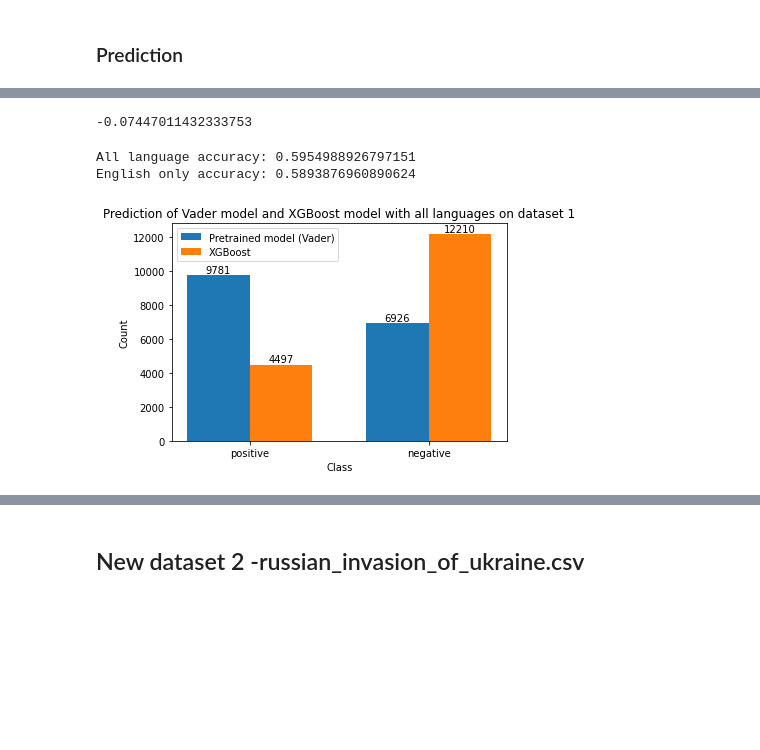
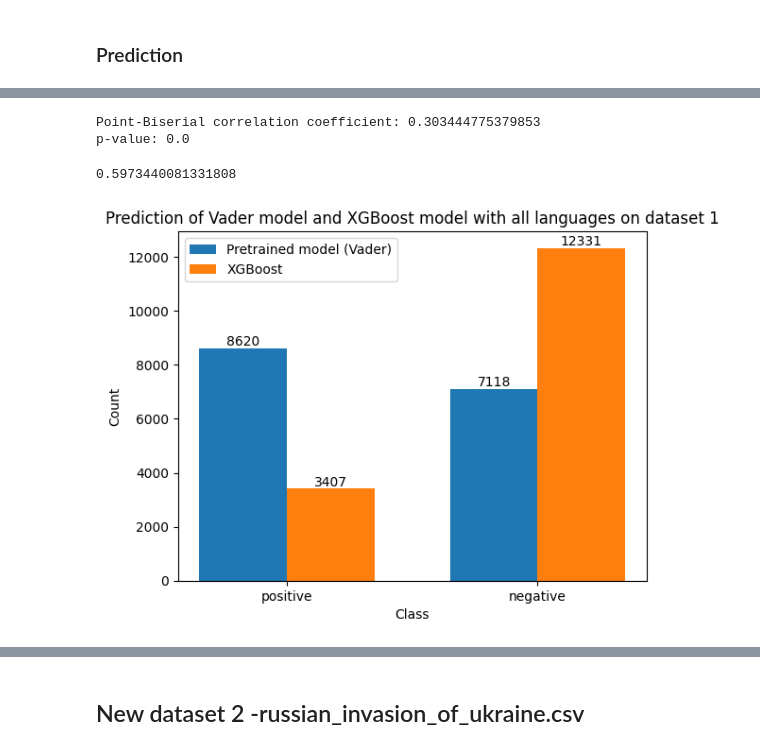
Before and after one commit to Zhiqing-Xu/SentimentAnalysis, a Jupyter notebook: ZX_Part_1_2.ipynb, the cells around one changed output, grey strips where cells are left out. Drawn from its saved outputs; the diff is of its cells as text; code cells hidden in the pictures; blank space fills up the shorter version.

```diff
--- a/ZX_Part_1_2.ipynb
+++ b/ZX_Part_1_2.ipynb
@@ -1763,7 +1676,7 @@ def Vader_Prediction( text_array, threshold = 0.05, model = SentimentIntensityAn
         cmpd_score = model.polarity_scores(text_x)['compound']
         if   cmpd_score >=  threshold:
             sentiment_label_list.append("pos")
-        elif cmpd_score <= -threshold:
+        elif cmpd_score < -threshold:
             sentiment_label_list.append("neg")
         else:
             sentiment_label_list.append("neu")
@@ -1805,0 +1689,13 @@ df_cleaned_1_analysis["predicted_sentiment"] = Vader_Prediction(df_cleaned_1_ana
+# %%
+# Make a copy.
+df_cleaned_1_analysis = copy.deepcopy(df_cleaned_1_all)
+
+# Use Vader to predict sentiment labels for this dataset.
+df_cleaned_1_analysis["Vader_sentiment"] = Vader_Prediction(df_cleaned_1_analysis["cleaned_text"].values.tolist(), threshold = 0.00)
+
+# Use Vader to predict sentiment labels for this dataset.
+df_cleaned_1_analysis["Vader_sentiment_neu"] = Vader_Prediction(df_cleaned_1_analysis["cleaned_text"].values.tolist(), threshold = 0.05)
+
+# Print
+print("\nUse Vader to predict labels for dataset.")
+df_cleaned_1_analysis
@@ -1821,54 +2020,55 @@ pred1_eng = xgbbest.predict(dfnew1_eng_c) # return y prediction values of new da
-# %%
-#Vader--English comments
-df,column = newdata1_all, 'comments'
-dfnew1_all = Vader_pre_label(df,column)
-dfnew1_all_c = dfnew1_all['comments'] # select the column 'comments' of new dataset1 (all languages)
-
-# Bag of Words--All comments
-dfnew1_all_c = vectorizer.transform(dfnew1_all_c)
-dfnew1_all_c = selector.transform(dfnew1_all_c)
-
-pred1_all = xgbbest.predict(dfnew1_all_c) # return y prediction values of new dataset1(all languages)
-# %% [output]
--0.07447011432333753
-# %%
-# compute accuracy between pretrained model and xgboost model
-allv = dfnew1_all['label'].tolist()
-allxb = pred1_all.tolist()
-engv = dfnew1_eng['label'].tolist()
-engxb = pred1_eng.tolist()
-print('All language accuracy: {} \nEnglish only accuracy: {}'.format(accuracy_score(allv, allxb),accuracy_score(engv, engxb)))
-# %% [output]
-All language accuracy: 0.5954988926797151
-English only accuracy: 0.5893876960890624
+# %%
+from scipy.stats import pointbiserialr
+
+# Calculate the Point-Biserial correlation coefficient
+MLP_sentiments_1   = df_cleaned_1_analysis["MLP_sentiment"].values.tolist()
+XGB_sentiments_1   = df_cleaned_1_analysis["XGB_sentiment"].values.tolist()
+Vader_sentiments_1 = df_cleaned_1_analysis["Vader_sentiment"].values.tolist()
+
+MLP_sentiments_binary   = [1 if l == "pos" else 0 for l in MLP_sentiments_1  ]
+XGB_sentiments_binary   = [1 if l == "pos" else 0 for l in XGB_sentiments_1  ]
+Vader_sentiments_binary = [1 if l == "pos" else 0 for l in Vader_sentiments_1]
+
+biserialrcorr, p_value = pointbiserialr(Vader_sentiments_binary, XGB_sentiments_binary)
+
+print("Point-Biserial correlation coefficient:", biserialrcorr)
+print("p-value:", p_value)
+print()
+
+
+accuracy_score(XGB_sentiments_1, Vader_sentiments_1)
+# %% [output]
+Point-Biserial correlation coefficient: 0.303444775379853
+p-value: 0.0
+0.5973440081331808
 # %%
 import matplotlib.pyplot as plt
 
 labels = ['positive', 'negative']
-values1 = [len([x for x in allv if x == 1]),
-           len([x for x in allv if x == 0])]
-values2 = [len([x for x in allxb if x == 1]),
-           len([x for x in allxb if x == 0])]
+values1 = [len([x for x in Vader_sentiments_binary if x == 1]),
+           len([x for x in Vader_sentiments_binary if x == 0])]
+values2 = [len([x for x in XGB_sentiments_binary if x == 1]),
+           len([x for x in XGB_sentiments_binary if x == 0])]
 
 # Set the width of each bar
 width = 0.35
 
 # Create a bar plot for values1
 p1 = plt.bar(labels, values1, width, label='Pretrained model (Vader)')
 
 # Create a bar plot for values2
 p2 = plt.bar([i + width for i in range(len(values2))], values2, width, label='XGBoost')
 plt.bar_label(p1)
 plt.bar_label(p2)
 # Add labels and title
 plt.xlabel('Class')
 plt.ylabel('Count')
 plt.title('Prediction of Vader model and XGBoost model with all languages on dataset 1')
 plt.xticks(np.arange(2)+0.175,labels)
 # Add a legend
 plt.legend()
 
 # Show the plot
 plt.show()
 # %% [output]
-[figure, old version]
+[figure, new version]
```
Also changed, not shown: parts of 53 cells of this notebook, 47 other files.
